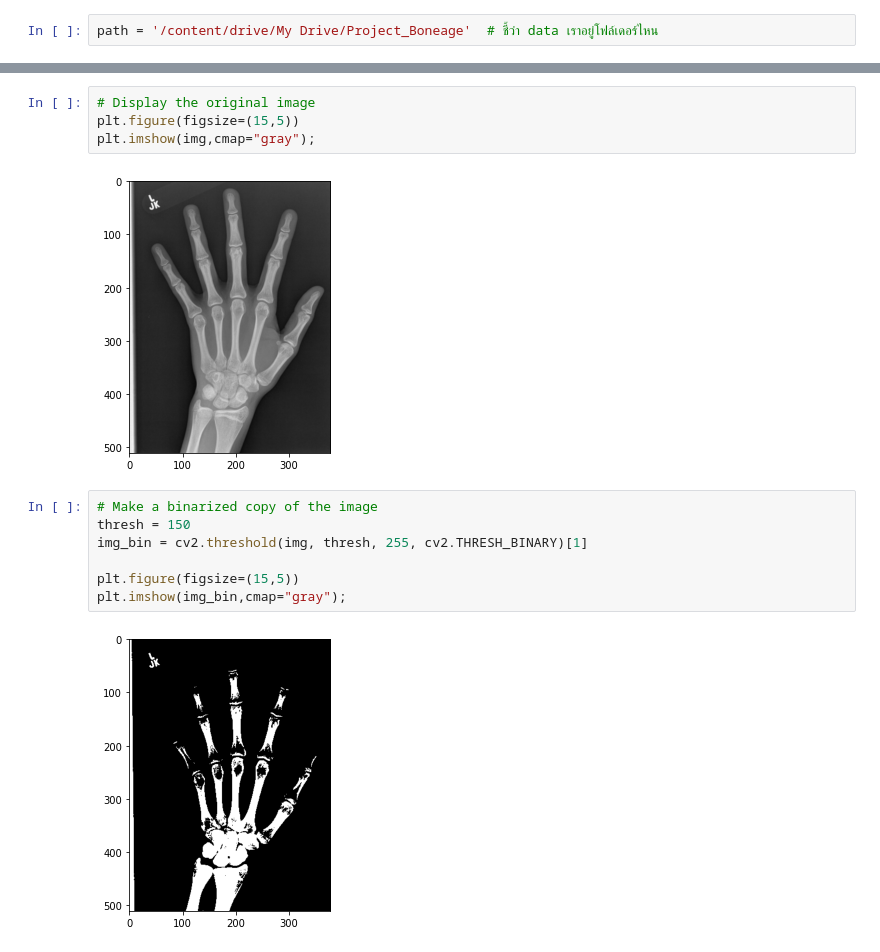
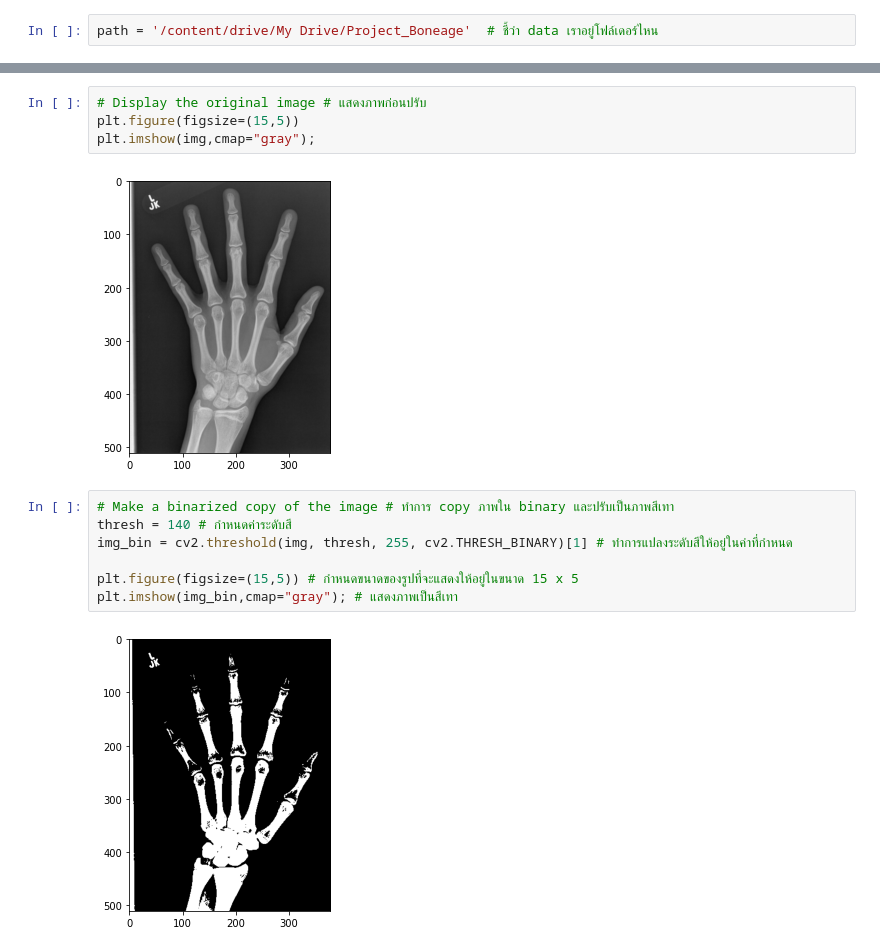
Before and after one commit to kittimaxz/Project_BoneAge, a Jupyter notebook: CropImage.ipynb, the cells around one changed output, grey strips where cells are left out. Drawn from its saved outputs; the diff is of its cells as text.

```diff
--- a/CropImage.ipynb
+++ b/CropImage.ipynb
@@ -39,16 +160,16 @@ img = np.uint8(img)
 # %%
-# Display the original image
+# Display the original image # แสดงภาพก่อนปรับ
 plt.figure(figsize=(15,5))
 plt.imshow(img,cmap="gray");
 # %% [output]
 [figure]
 # %%
-# Make a binarized copy of the image
-thresh = 150
-img_bin = cv2.threshold(img, thresh, 255, cv2.THRESH_BINARY)[1]
+# Make a binarized copy of the image # ทำการ copy ภาพใน binary และปรับเป็นภาพสีเทา
+thresh = 140 # กำหนดค่าระดับสี
+img_bin = cv2.threshold(img, thresh, 255, cv2.THRESH_BINARY)[1] # ทำการแปลงระดับสีให้อยู่ในค่าที่กำหนด
 
-plt.figure(figsize=(15,5))
-plt.imshow(img_bin,cmap="gray");
+plt.figure(figsize=(15,5)) # กำหนดขนาดของรูปที่จะแสดงให้อยู่ในขนาด 15 x 5
+plt.imshow(img_bin,cmap="gray"); # แสดงภาพเป็นสีเทา
 # %% [output]
-[figure, old version]
+[figure, new version]
 # %%
```
Also changed, not shown: parts of 29 cells of this notebook.
